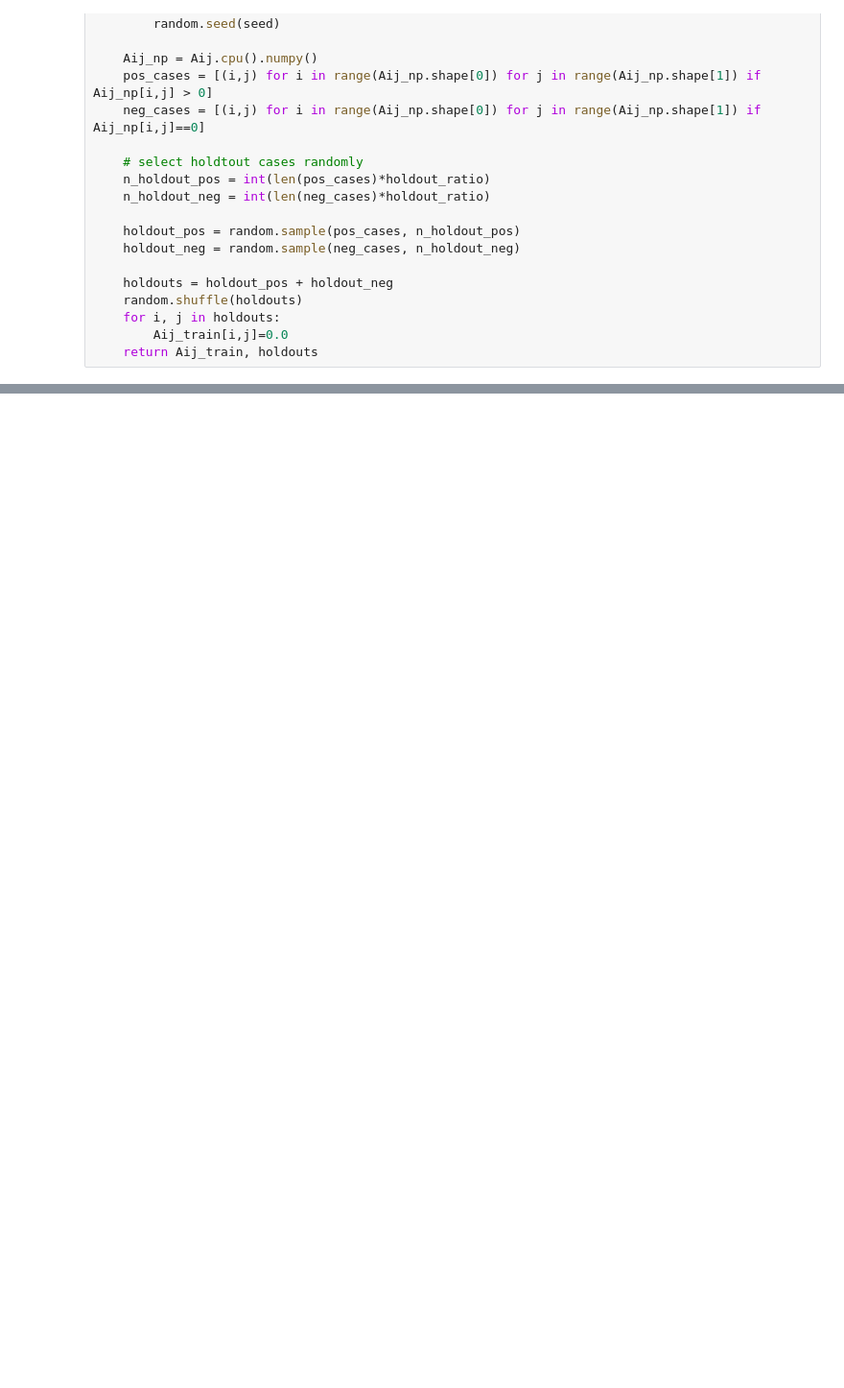
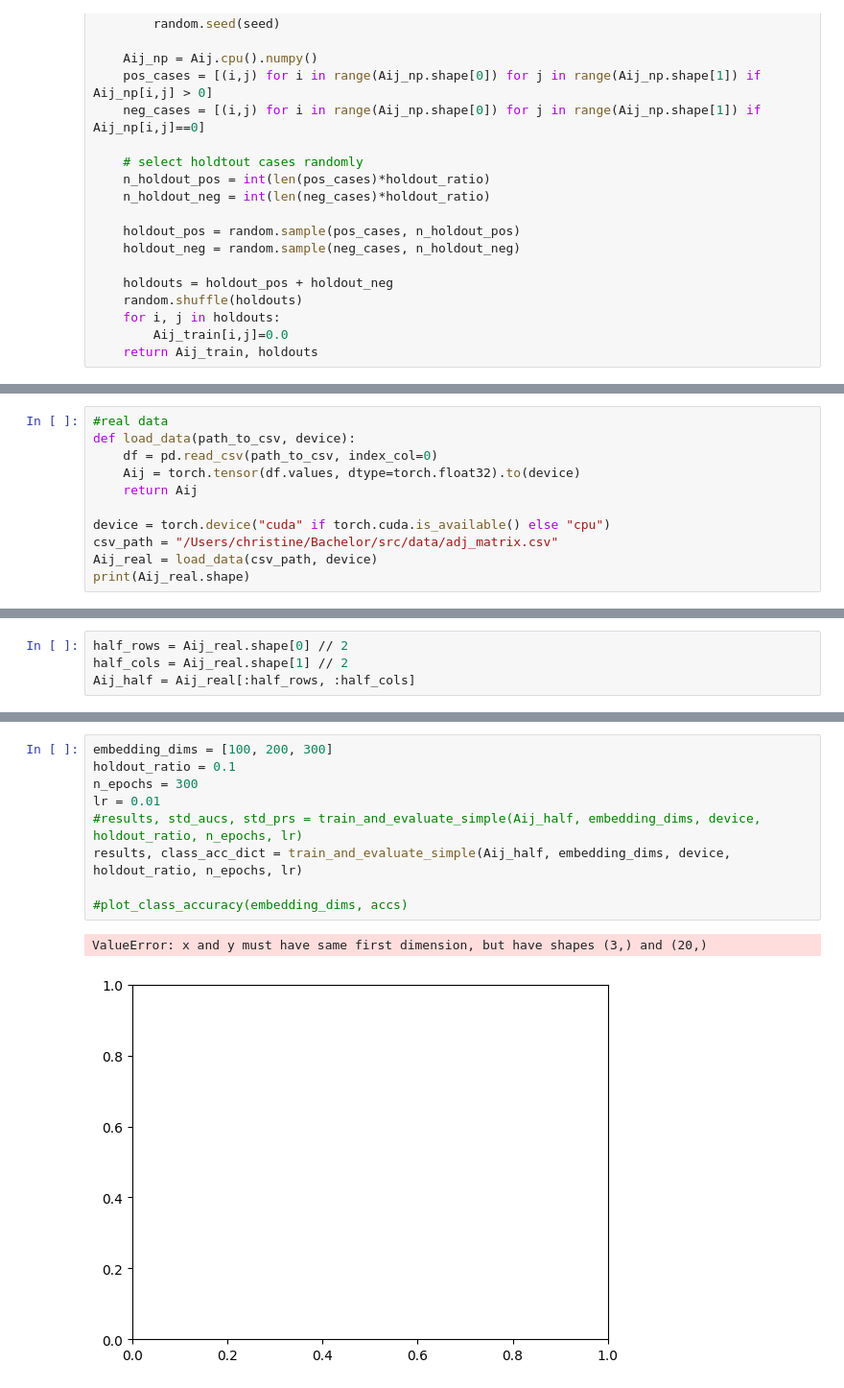
Before and after one commit to christineschutt/LatentDistanceModel, a Jupyter notebook: latent_distance/evaluation.ipynb, the cells around one changed output, grey strips where cells are left out. Shown at 96% size. Drawn from its saved outputs; the diff is of its cells as text; blank space fills up the shorter version.

```diff
--- a/latent_distance/evaluation.ipynb
+++ b/latent_distance/evaluation.ipynb
@@ -694,0 +718,11 @@ TypeError: max() received an invalid combination of arguments - got (out=NoneTyp
+# %%
+#real data
+def load_data(path_to_csv, device):
+    df = pd.read_csv(path_to_csv, index_col=0)
+    Aij = torch.tensor(df.values, dtype=torch.float32).to(device)
+    return Aij
+
+device = torch.device("cuda" if torch.cuda.is_available() else "cpu")
+csv_path = "/Users/christine/Bachelor/src/data/adj_matrix.csv"
+Aij_real = load_data(csv_path, device)
+print(Aij_real.shape)
@@ -694,0 +731,4 @@ TypeError: max() received an invalid combination of arguments - got (out=NoneTyp
+# %%
+half_rows = Aij_real.shape[0] // 2
+half_cols = Aij_real.shape[1] // 2
+Aij_half = Aij_real[:half_rows, :half_cols]
@@ -694,0 +746,12 @@ TypeError: max() received an invalid combination of arguments - got (out=NoneTyp
+# %%
+embedding_dims = [100, 200, 300]
+holdout_ratio = 0.1
+n_epochs = 300
+lr = 0.01
+#results, std_aucs, std_prs = train_and_evaluate_simple(Aij_half, embedding_dims, device, holdout_ratio, n_epochs, lr)
+results, class_acc_dict = train_and_evaluate_simple(Aij_half, embedding_dims, device, holdout_ratio, n_epochs, lr)
+
+#plot_class_accuracy(embedding_dims, accs)
+# %% [output]
+ValueError: x and y must have same first dimension, but have shapes (3,) and (20,)
+[figure, added]
```
Also changed, not shown: parts of 42 cells of this notebook, 2 other files.
